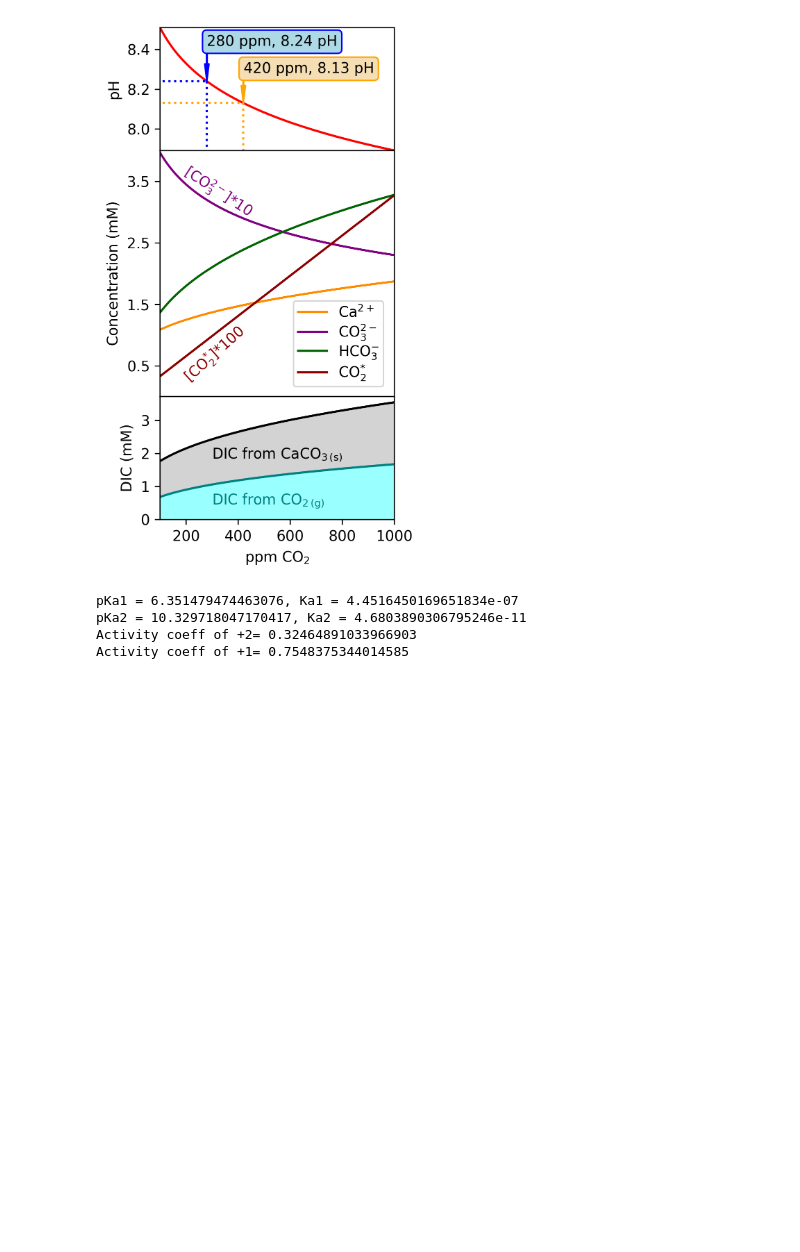
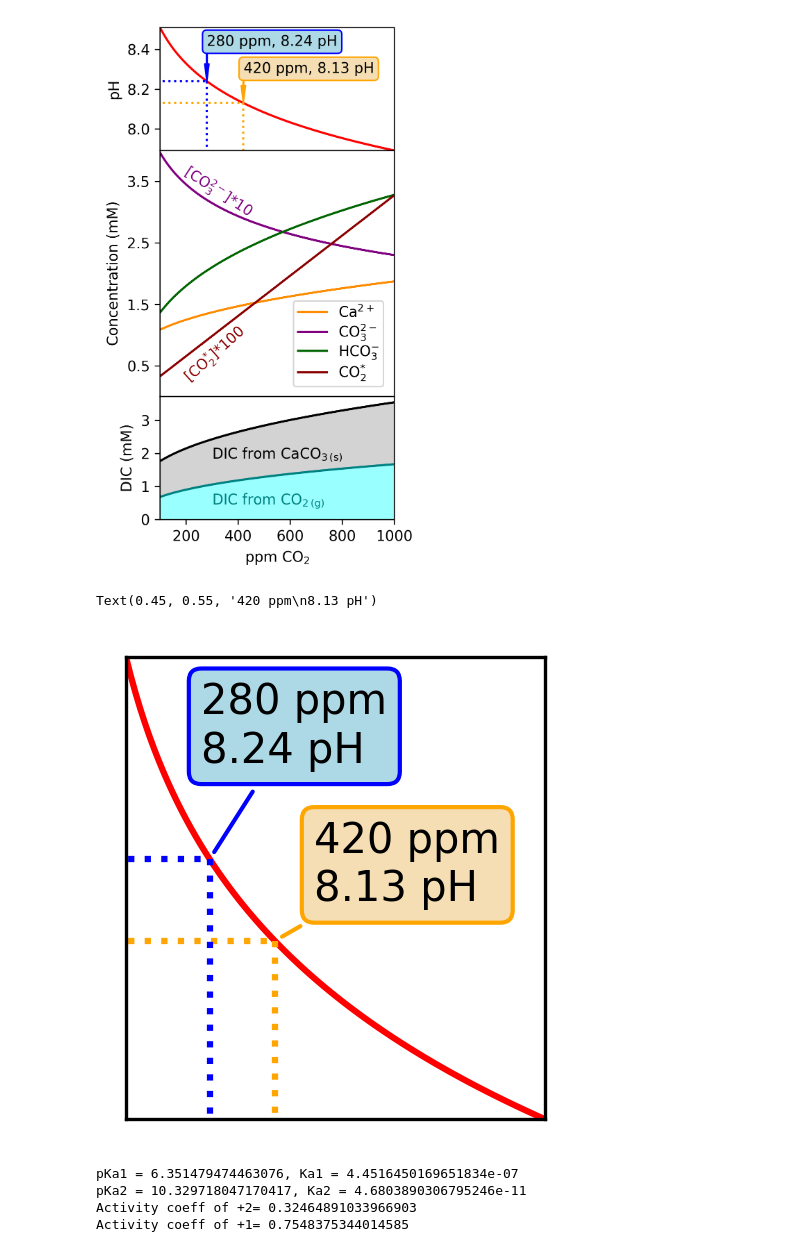
Before and after one commit to wphall/CO2-Equilibrium, a Jupyter notebook: Instructor_Notebook_CO2_Equilibrium.ipynb, the cells around one changed output. Saved outputs shown, nothing was run; the diff lists cells and outputs as text; code cells hidden in the pictures; blank space fills up the shorter version.

```diff
--- a/Instructor_Notebook_CO2_Equilibrium.ipynb
+++ b/Instructor_Notebook_CO2_Equilibrium.ipynb
@@ -906,6 +899,43 @@ ax_DIC.set_xlabel("ppm $\mathrm {CO_2}$")
 fig2.tight_layout()
 # %% [output]
 [figure]
+# %%
+#figTOC,axTOC=plt.subplots(figsize=(0.8,1), dpi=300)
+figTOC,axTOC=plt.subplots(figsize=(1.8,2), dpi=300)
+axTOC.plot(ppmList,pH,color=colors[4])
+axTOC.hlines(-np.log10(np.array(dfRangeLS.loc[420,'hdr'],dtype='float')),0,420,linestyles='dotted',colors='orange')
+axTOC.vlines(420,-np.log10(np.array(dfRangeLS.loc[420,'hdr'],dtype='float')),np.min(pH),linestyles='dotted',colors='orange')
+axTOC.hlines(-np.log10(np.array(dfRangeLS.loc[280,'hdr'],dtype='float')),0,280,linestyles='dotted',colors='blue')
+axTOC.vlines(280,-np.log10(np.array(dfRangeLS.loc[280,'hdr'],dtype='float')),np.min(pH),linestyles='dotted',colors='blue')
+axTOC.set_ylim([np.min(pH),np.max(pH)])
+axTOC.set_xlim([np.min(ppmList),np.max(ppmList)])
+axTOC.tick_params(bottom=False, labelbottom=False, left=False, labelleft=False)
+#axTOC.set_ylabel(r"pH")
+ppmPre=280
+atmPre=ppmPre/1e6
+hdrPre=np.array(dfRangeLS['hdr'][dfRangeLS['atm']==atmPre],dtype='float')
+pHpre=-np.log10(hdrPre[0])
+axTOC.annotate(str(ppmPre)+' ppm\n'+'{:.2f}'.format(pHpre)+' pH',
+            xy=(ppmPre, pHpre), xycoords='data',                           #"data' is the default unit for graph coodinates
+            xytext=(0.18, 0.85), textcoords='axes fraction',                 #'axes fraction' is (x,y) lower left is (0,0) upper right is (1,1)
+            #arrowprops={'color': 'blue', 'width':0.5, 'headwidth':0},
+            arrowprops={'arrowstyle': '-','color': 'blue'}, va='center',
+            bbox={'boxstyle':'round', 'edgecolor':'blue','facecolor':'lightBlue'}
+            )
+ppmPre=420
+atmPre=ppmPre/1e6
+hdrPre=np.array(dfRangeLS['hdr'][dfRangeLS['atm']==atmPre],dtype='float')
+pHpre=-np.log10(hdrPre[0])
+axTOC.annotate(str(ppmPre)+' ppm\n'+'{:.2f}'.format(pHpre)+' pH',
+            xy=(ppmPre, pHpre), xycoords='data',                           #"data' is the default unit for graph coodinates
+            xytext=(0.45, 0.55), textcoords='axes fraction',                 #'axes fraction' is (x,y) lower left is (0,0) upper right is (1,1)
+            arrowprops={'arrowstyle': '-','color': 'orange'}, va='center',
+            #arrowprops={'color': 'orange', 'width':0.5, 'headwidth':0},
+            bbox={'boxstyle':'round', 'edgecolor':'orange','facecolor':'wheat'}
+            )
+# %% [output]
+Text(0.45, 0.55, '420 ppm\n8.13 pH')
+[figure, added]
 # %%
 def Carbonic_pKas(t,s):
   # from https://www.sciencedirect.com/science/article/abs/pii/S0304420305001921
```
Also changed, not shown: parts of 2 cells of this notebook.
